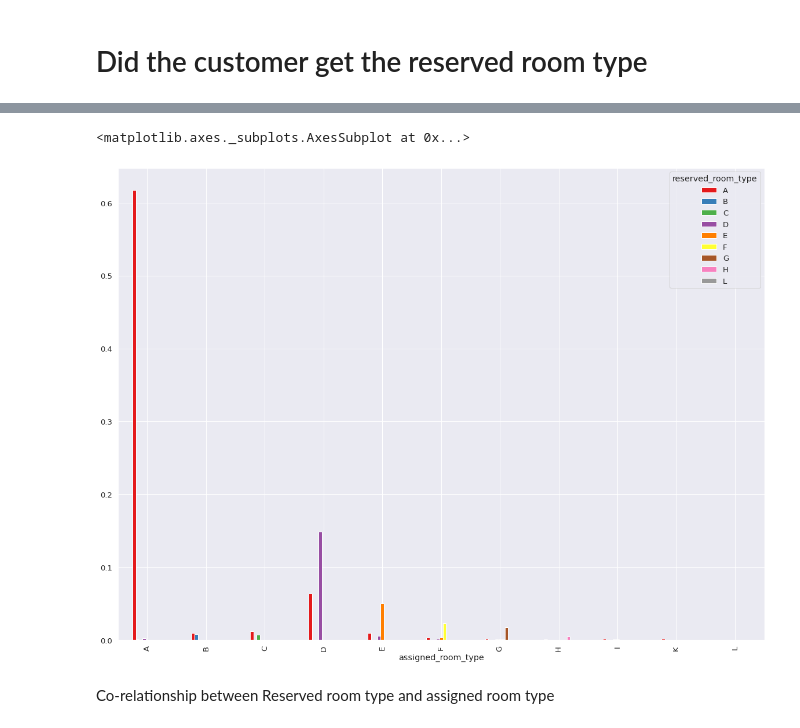
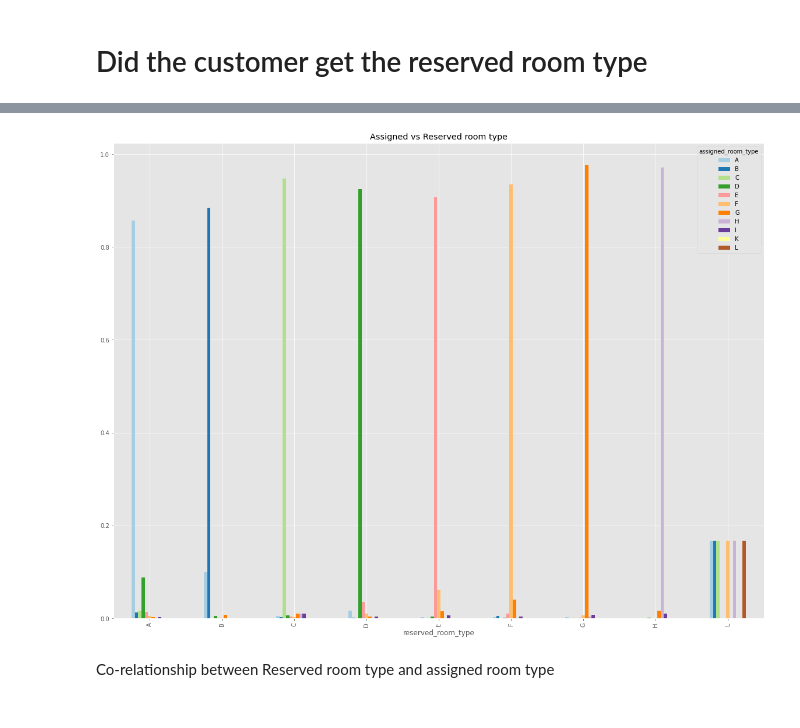
Before and after one commit to aynaval/Hotel-booking-analysis_EDA, a Jupyter notebook: EDA_Capstone_Project.ipynb, the cells around one changed output, grey strips where cells are left out. Drawn from its saved outputs; the diff is of its cells as text; code cells hidden in the pictures.

```diff
--- a/EDA_Capstone_Project.ipynb
+++ b/EDA_Capstone_Project.ipynb
@@ -501,9 +510,8 @@ pd.crosstab(data['assigned_room_type'],data['reserved_room_type'])
 # %%
-pd.crosstab(data['assigned_room_type'],data['reserved_room_type'],normalize=True).plot(figsize=(20,15),kind="bar",stacked=False,colormap='Set1');
-plt.title('')
+pd.crosstab(index=data['reserved_room_type'],columns=data['assigned_room_type'],normalize='index').plot(figsize=(20,15),kind="bar",stacked=False,colormap='Paired')
+plt.title('Assigned vs Reserved room type');
 # %% [output]
-<matplotlib.axes._subplots.AxesSubplot at 0x...>
-[figure, old version]
+[figure, new version]
 # %% [markdown]
 Co-relationship between Reserved room type and assigned room type
 # %%
```
Also changed, not shown: parts of 53 cells of this notebook.
